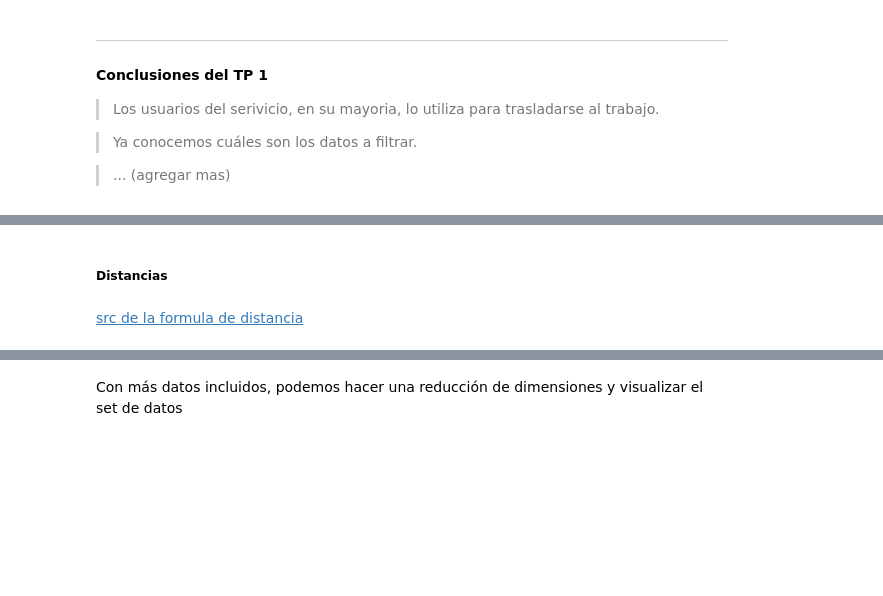
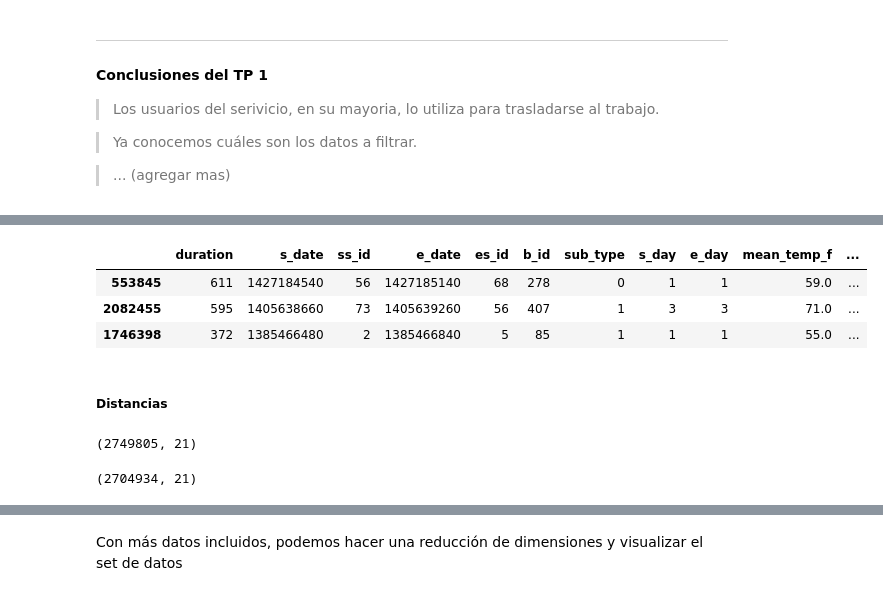
Before and after one commit to frisjon/tp2, a Jupyter notebook: trabajo_practico_2.ipynb, the cells around one changed output, grey strips where cells are left out. Cells and saved outputs as stored; diff of their text form; code cells hidden in the pictures; blank space fills up the shorter version.

```diff
--- a/trabajo_practico_2.ipynb
+++ b/trabajo_practico_2.ipynb
@@ -297,3 +295,29 @@ train.drop(['ss_name','es_name','z_code','id'], axis=1, inplace=True)
+# %%
+# Convertimos los eventos del dia a valores numericos
+# 0: Fog
+# 1: Rain
+# 2: Fog-Rain
+# 3: Rain-Thunderstorm
+# 4: No Event
+
+weather['event'] = weather['event'].fillna("nan")
+weather['event'] = weather['event'].map(events)
+# %%
+# Convertimos las precipitaciones
+weather['precipitation'] = weather['precipitation'].map(lambda x: 0.0 if x == 'T' else float(x))
+# %%
+# Juntamos los datos de train y weather
+datos = pd.merge(train, weather, how='right', on='date')
+# %%
+# Quitamos la columna 'date' que fue necesaria solamente para juntar con 'weather'
+datos.drop('date', axis=1, inplace=True)
+# %%
+datos.sample(3)
+# %% [output]
+|  | duration | s_date | ss_id | e_date | es_id | b_id | sub_type | s_day | e_day | mean_temp_f | ... |
+| 553845 | 611 | 1427184540 | 56 | 1427185140 | 68 | 278 | 0 | 1 | 1 | 59.0 | ... |
+| 2082455 | 595 | 1405638660 | 73 | 1405639260 | 56 | 407 | 1 | 3 | 3 | 71.0 | ... |
+| 1746398 | 372 | 1385466480 | 2 | 1385466840 | 5 | 85 | 1 | 1 | 1 | 55.0 | ... |
 # %% [markdown]
 ##### Distancias
 # %%
@@ -317,3 +338 @@ def dist(a, b):
-# %% [markdown]
-[src de la formula de distancia](https://en.wikipedia.org/wiki/Geographical_distance#Spherical_Earth_projected_to_a_plane)
 # %%
@@ -335,0 +350,11 @@ df = train.merge(distancias, how='left', on=['ss_id','es_id'])
+# %%
+datos['ss_id'] = datos['ss_id'].values.astype(np.int64)
+datos['es_id'] = datos['es_id'].values.astype(np.int64)
+datos.shape
+# %% [output]
+(2749805, 21)
+# %%
+datos.dropna(inplace=True)
+datos.shape
+# %% [output]
+(2704934, 21)
```
Also changed, not shown: parts of 61 cells of this notebook.
